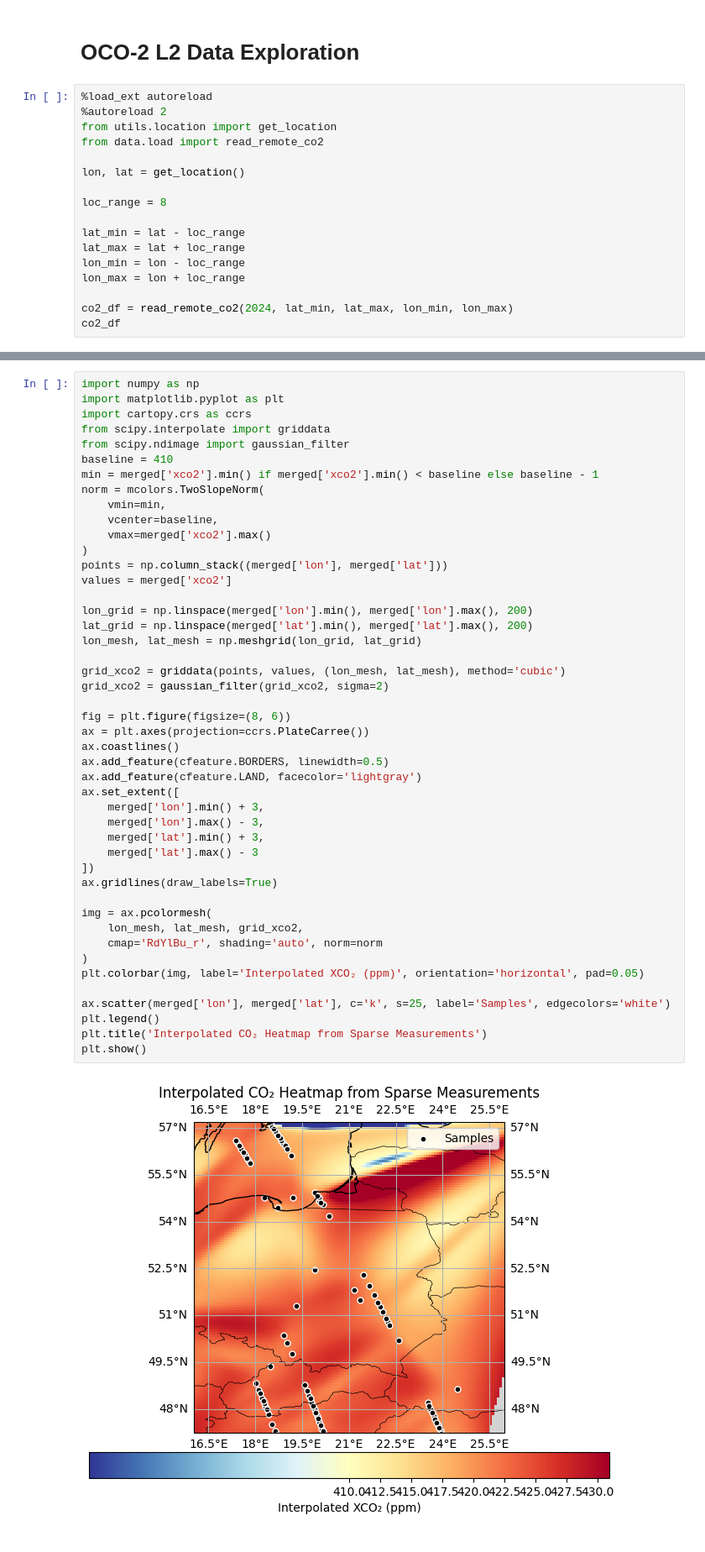
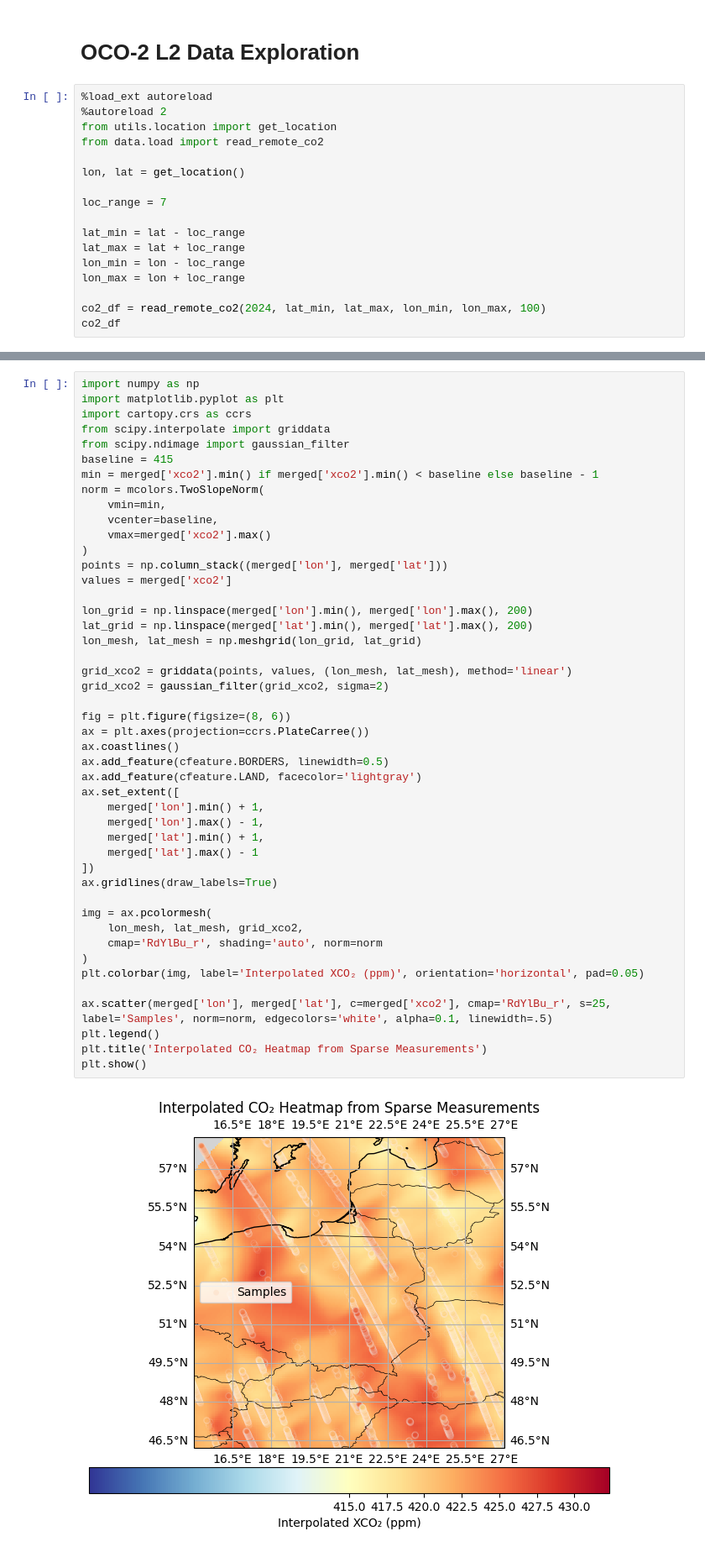
Before and after one commit to ana-sher/climate_analysis, a Jupyter notebook: notebooks/01_data_exploration.ipynb, the cells around one changed output, grey strips where cells are left out. Shown at 84% size. Cells and saved outputs as stored; diff of their text form.

```diff
--- a/notebooks/01_data_exploration.ipynb
+++ b/notebooks/01_data_exploration.ipynb
@@ -8,14 +8,14 @@ from data.load import read_remote_co2
 
 lon, lat = get_location()
 
-loc_range = 8
+loc_range = 7
 
 lat_min = lat - loc_range
 lat_max = lat + loc_range
 lon_min = lon - loc_range
 lon_max = lon + loc_range
 
-co2_df = read_remote_co2(2024, lat_min, lat_max, lon_min, lon_max)
+co2_df = read_remote_co2(2024, lat_min, lat_max, lon_min, lon_max, 100)
 co2_df
 # %% [output]
 The autoreload extension is already loaded. To reload it, use:
@@ -129,7 +142,7 @@ import matplotlib.pyplot as plt
 import cartopy.crs as ccrs
 from scipy.interpolate import griddata
 from scipy.ndimage import gaussian_filter
-baseline = 410
+baseline = 415
 min = merged['xco2'].min() if merged['xco2'].min() < baseline else baseline - 1
 norm = mcolors.TwoSlopeNorm(
     vmin=min,
@@ -137,39 +150,39 @@ norm = mcolors.TwoSlopeNorm(
     vmax=merged['xco2'].max()
 )
 points = np.column_stack((merged['lon'], merged['lat']))
 values = merged['xco2']
 
 lon_grid = np.linspace(merged['lon'].min(), merged['lon'].max(), 200)
 lat_grid = np.linspace(merged['lat'].min(), merged['lat'].max(), 200)
 lon_mesh, lat_mesh = np.meshgrid(lon_grid, lat_grid)
 
-grid_xco2 = griddata(points, values, (lon_mesh, lat_mesh), method='cubic')
+grid_xco2 = griddata(points, values, (lon_mesh, lat_mesh), method='linear')
 grid_xco2 = gaussian_filter(grid_xco2, sigma=2)
 
 fig = plt.figure(figsize=(8, 6))
 ax = plt.axes(projection=ccrs.PlateCarree())
 ax.coastlines()
 ax.add_feature(cfeature.BORDERS, linewidth=0.5)
 ax.add_feature(cfeature.LAND, facecolor='lightgray')
 ax.set_extent([
-    merged['lon'].min() + 3,
-    merged['lon'].max() - 3,
-    merged['lat'].min() + 3,
-    merged['lat'].max() - 3
+    merged['lon'].min() + 1,
+    merged['lon'].max() - 1,
+    merged['lat'].min() + 1,
+    merged['lat'].max() - 1
 ])
 ax.gridlines(draw_labels=True)
 
 img = ax.pcolormesh(
     lon_mesh, lat_mesh, grid_xco2,
     cmap='RdYlBu_r', shading='auto', norm=norm
 )
 plt.colorbar(img, label='Interpolated XCO₂ (ppm)', orientation='horizontal', pad=0.05)
 
-ax.scatter(merged['lon'], merged['lat'], c='k', s=25, label='Samples', edgecolors='white')
+ax.scatter(merged['lon'], merged['lat'], c=merged['xco2'], cmap='RdYlBu_r', s=25, label='Samples', norm=norm, edgecolors='white', alpha=0.1, linewidth=.5)
 plt.legend()
 plt.title('Interpolated CO₂ Heatmap from Sparse Measurements')
 plt.show()
 # %% [output]
-[figure, old version]
+[figure, new version]
 # %%
 top_clean_spots = merged.sort_values('xco2', inplace=False, ascending=True)
```
Also changed, not shown: parts of 9 cells of this notebook, 5 other files.
